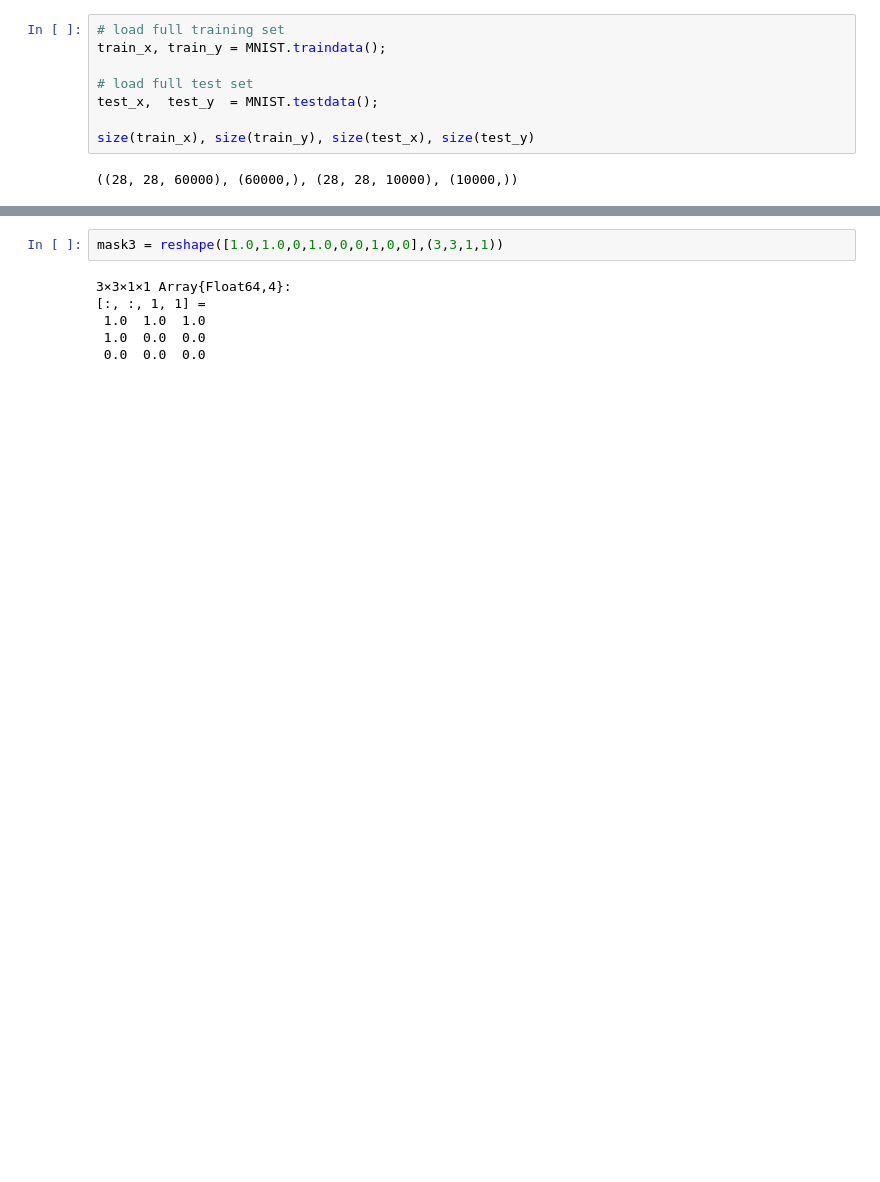
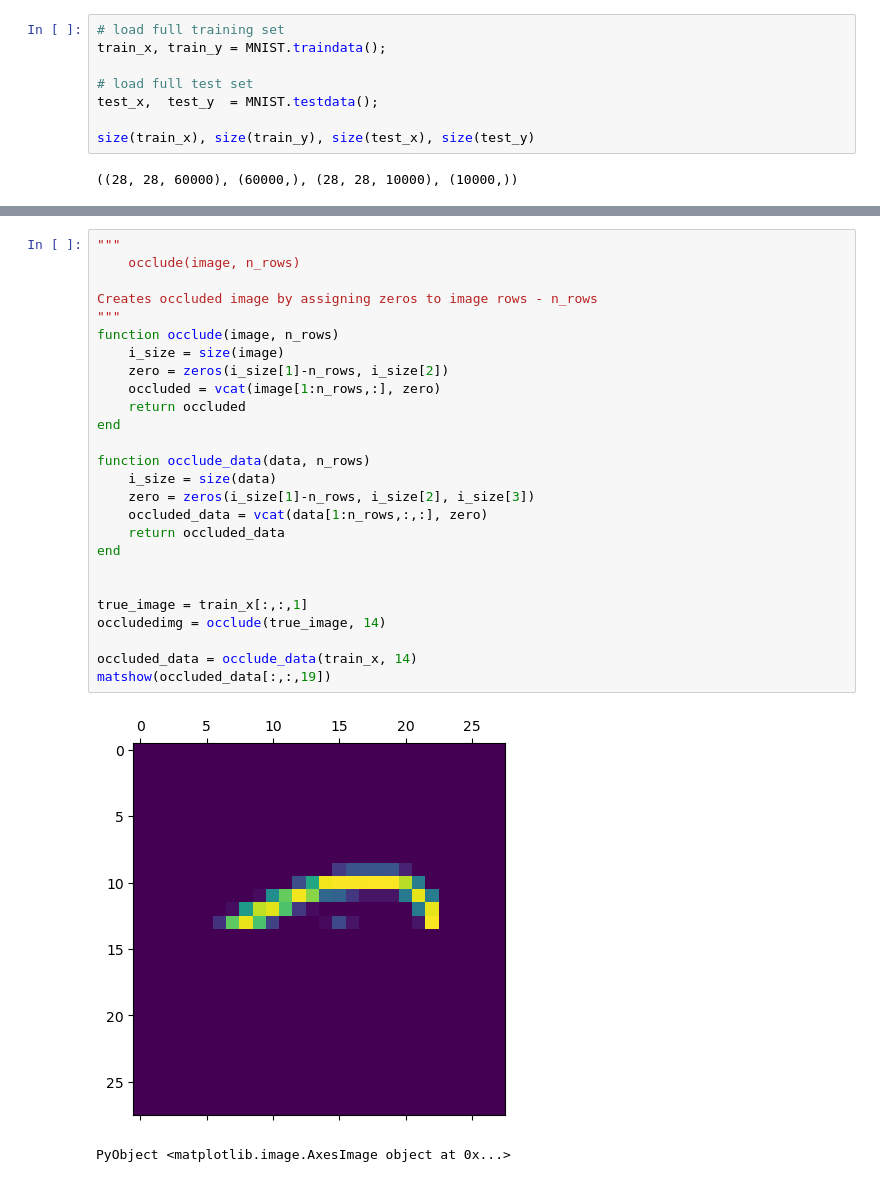
Before and after one commit to a-imamshah/pixelcnn.jl, a Jupyter notebook: BaselineModel.ipynb, the cells around one changed output, grey strips where cells are left out. Drawn from its saved outputs; the diff is of its cells as text; blank space fills up the shorter version.

```diff
--- a/BaselineModel.ipynb
+++ b/BaselineModel.ipynb
@@ -157,8 +74,29 @@ PyObject <matplotlib.image.AxesImage object at 0x...>
-# %%
-mask3 = reshape([1.0,1.0,0,1.0,0,0,1,0,0],(3,3,1,1))
-# %% [output]
-3×3×1×1 Array{Float64,4}:
-[:, :, 1, 1] =
- 1.0  1.0  1.0
- 1.0  0.0  0.0
- 0.0  0.0  0.0
+# %%
+"""
+    occlude(image, n_rows)
+
+Creates occluded image by assigning zeros to image rows - n_rows
+"""
+function occlude(image, n_rows)
+    i_size = size(image)
+    zero = zeros(i_size[1]-n_rows, i_size[2])
+    occluded = vcat(image[1:n_rows,:], zero)
+    return occluded
+end
+
+function occlude_data(data, n_rows)
+    i_size = size(data)
+    zero = zeros(i_size[1]-n_rows, i_size[2], i_size[3])
+    occluded_data = vcat(data[1:n_rows,:,:], zero)
+    return occluded_data
+end
+
+
+true_image = train_x[:,:,1]
+occludedimg = occlude(true_image, 14)
+
+occluded_data = occlude_data(train_x, 14)
+matshow(occluded_data[:,:,19])
+# %% [output]
+[figure, added]
+PyObject <matplotlib.image.AxesImage object at 0x...>
```
Also changed, not shown: parts of 22 cells of this notebook.
